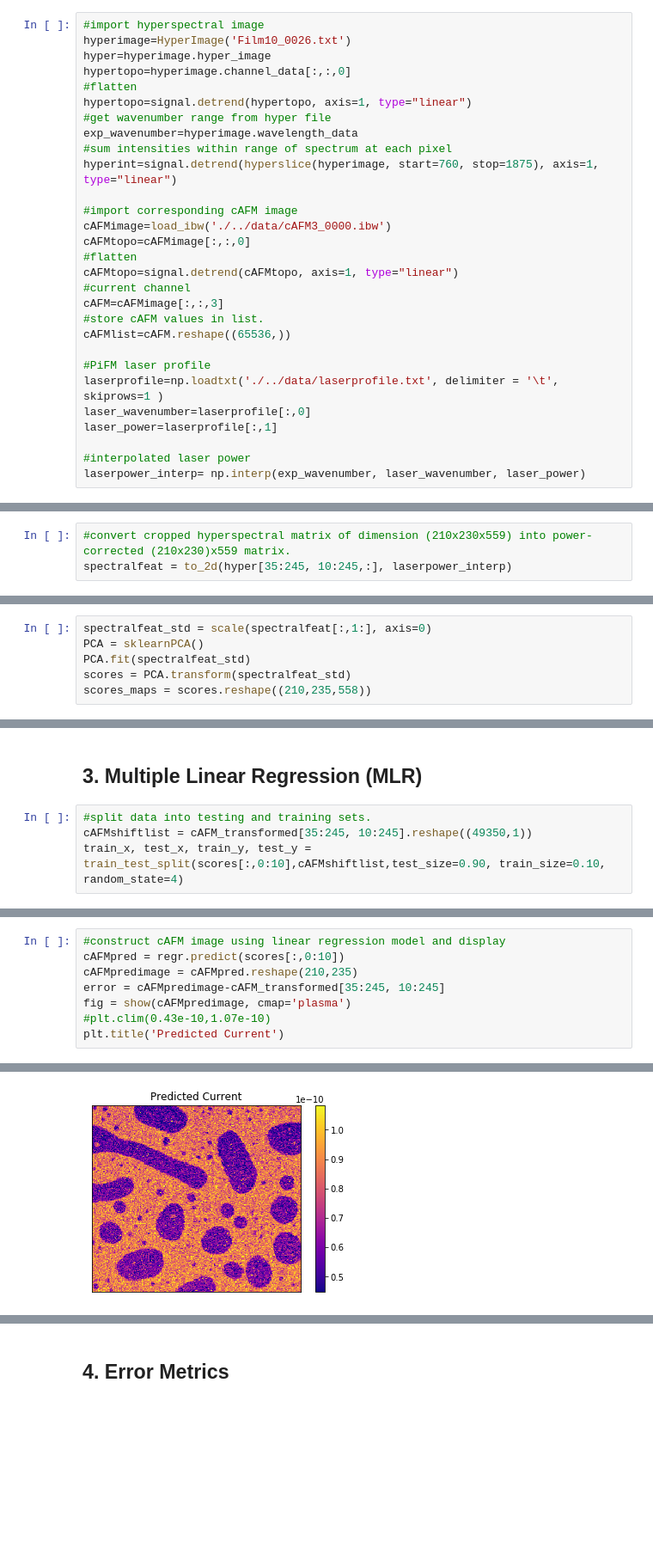
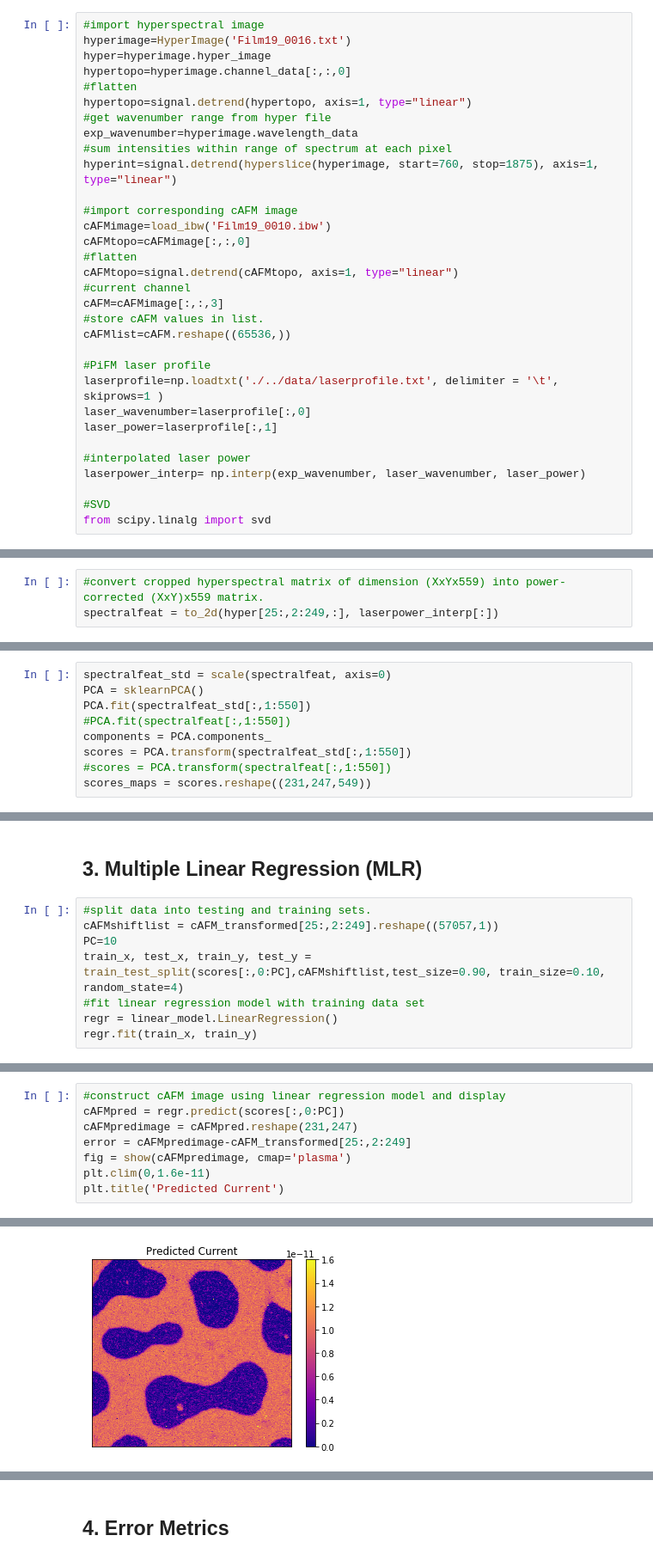
Before and after one commit to kongjy/MultimodalAFMonPMMAP3HT_processing, a Jupyter notebook: jupyter_notebooks/si_notebook.ipynb, the cells around one changed output, grey strips where cells are left out. Shown at 86% size. Cells and saved outputs as stored; diff of their text form; blank space fills up the shorter version.

```diff
--- a/jupyter_notebooks/si_notebook.ipynb
+++ b/jupyter_notebooks/si_notebook.ipynb
@@ -45,6 +39,6 @@ hyperfiles.extractall(path='.')
 # %%
 #import hyperspectral image
-hyperimage=HyperImage('Film10_0026.txt')
+hyperimage=HyperImage('Film19_0016.txt')
 hyper=hyperimage.hyper_image
 hypertopo=hyperimage.channel_data[:,:,0]
 #flatten
@@ -55,7 +49,7 @@ exp_wavenumber=hyperimage.wavelength_data
 hyperint=signal.detrend(hyperslice(hyperimage, start=760, stop=1875), axis=1, type="linear")
 
 #import corresponding cAFM image
-cAFMimage=load_ibw('./../data/cAFM3_0000.ibw')
+cAFMimage=load_ibw('Film19_0010.ibw')
 cAFMtopo=cAFMimage[:,:,0]
 #flatten
 cAFMtopo=signal.detrend(cAFMtopo, axis=1, type="linear")
@@ -71,3 +65,6 @@ laser_power=laserprofile[:,1]
 
 #interpolated laser power
 laserpower_interp= np.interp(exp_wavenumber, laser_wavenumber, laser_power)
+
+#SVD
+from scipy.linalg import svd
@@ -231,5 +168,5 @@ ax2.axes.get_yaxis().set_visible(False)
 # %% [markdown]
 ## 2. Principal Component Analysis (PCA)
 # %%
-#convert cropped hyperspectral matrix of dimension (210x230x559) into power-corrected (210x230)x559 matrix.
-spectralfeat = to_2d(hyper[35:245, 10:245,:], laserpower_interp)
+#convert cropped hyperspectral matrix of dimension (XxYx559) into power-corrected (XxY)x559 matrix.
+spectralfeat = to_2d(hyper[25:,2:249,:], laserpower_interp[:])
@@ -236,6 +179,9 @@ spectralfeat = to_2d(hyper[35:245, 10:245,:], laserpower_interp)
 # %%
-spectralfeat_std = scale(spectralfeat[:,1:], axis=0)
+spectralfeat_std = scale(spectralfeat, axis=0)
 PCA = sklearnPCA()
-PCA.fit(spectralfeat_std)
-scores = PCA.transform(spectralfeat_std)
-scores_maps = scores.reshape((210,235,558))
+PCA.fit(spectralfeat_std[:,1:550])
+#PCA.fit(spectralfeat[:,1:550])
+components = PCA.components_
+scores = PCA.transform(spectralfeat_std[:,1:550])
+#scores = PCA.transform(spectralfeat[:,1:550])
+scores_maps = scores.reshape((231,247,549))
@@ -250,5 +208,9 @@ plt.title('Principal Component 1 Map')
 ## 3. Multiple Linear Regression (MLR)
 # %%
 #split data into testing and training sets.
-cAFMshiftlist = cAFM_transformed[35:245, 10:245].reshape((49350,1))
-train_x, test_x, train_y, test_y = train_test_split(scores[:,0:10],cAFMshiftlist,test_size=0.90, train_size=0.10, random_state=4)
+cAFMshiftlist = cAFM_transformed[25:,2:249].reshape((57057,1))
+PC=10
+train_x, test_x, train_y, test_y = train_test_split(scores[:,0:PC],cAFMshiftlist,test_size=0.90, train_size=0.10, random_state=4)
+#fit linear regression model with training data set
+regr = linear_model.LinearRegression()
+regr.fit(train_x, train_y)
@@ -261,9 +219,9 @@ LinearRegression(copy_X=True, fit_intercept=True, n_jobs=1, normalize=False)
 # %%
 #construct cAFM image using linear regression model and display
-cAFMpred = regr.predict(scores[:,0:10])
-cAFMpredimage = cAFMpred.reshape(210,235)
-error = cAFMpredimage-cAFM_transformed[35:245, 10:245]
+cAFMpred = regr.predict(scores[:,0:PC])
+cAFMpredimage = cAFMpred.reshape(231,247)
+error = cAFMpredimage-cAFM_transformed[25:,2:249]
 fig = show(cAFMpredimage, cmap='plasma')
-#plt.clim(0.43e-10,1.07e-10)
+plt.clim(0,1.6e-11)
 plt.title('Predicted Current')
 # %% [output]
@@ -271 +229 @@ plt.title('Predicted Current')
-[figure, old version]
+[figure, new version]
```
Also changed, not shown: parts of 104 cells of this notebook.
